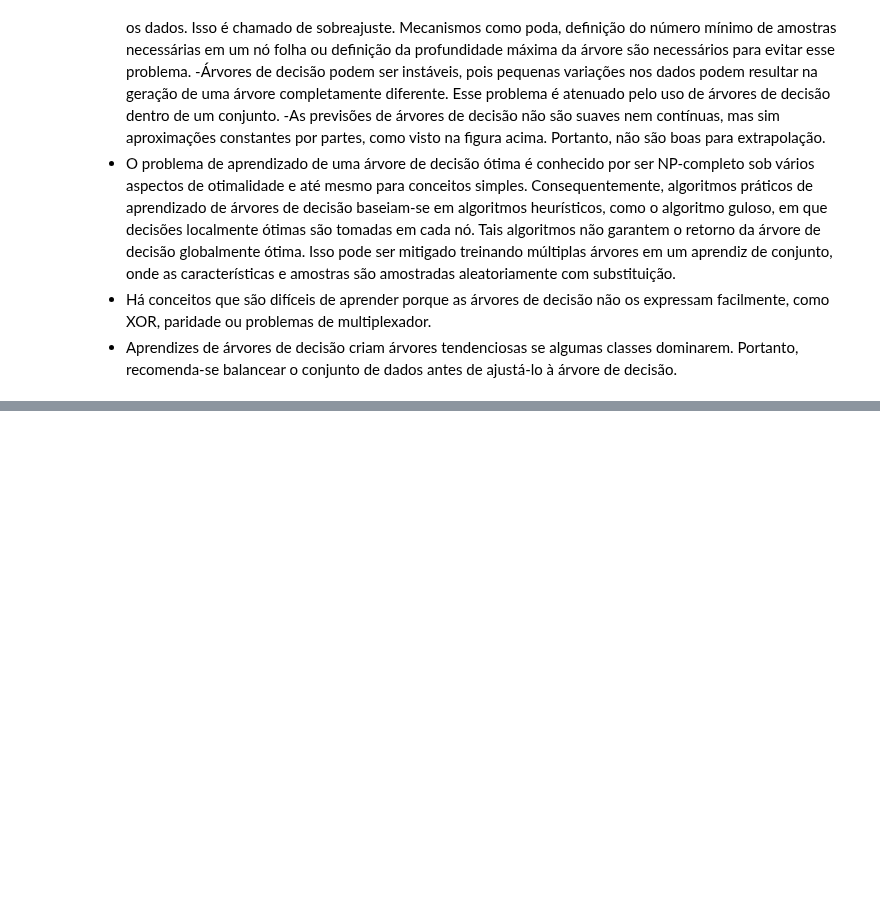
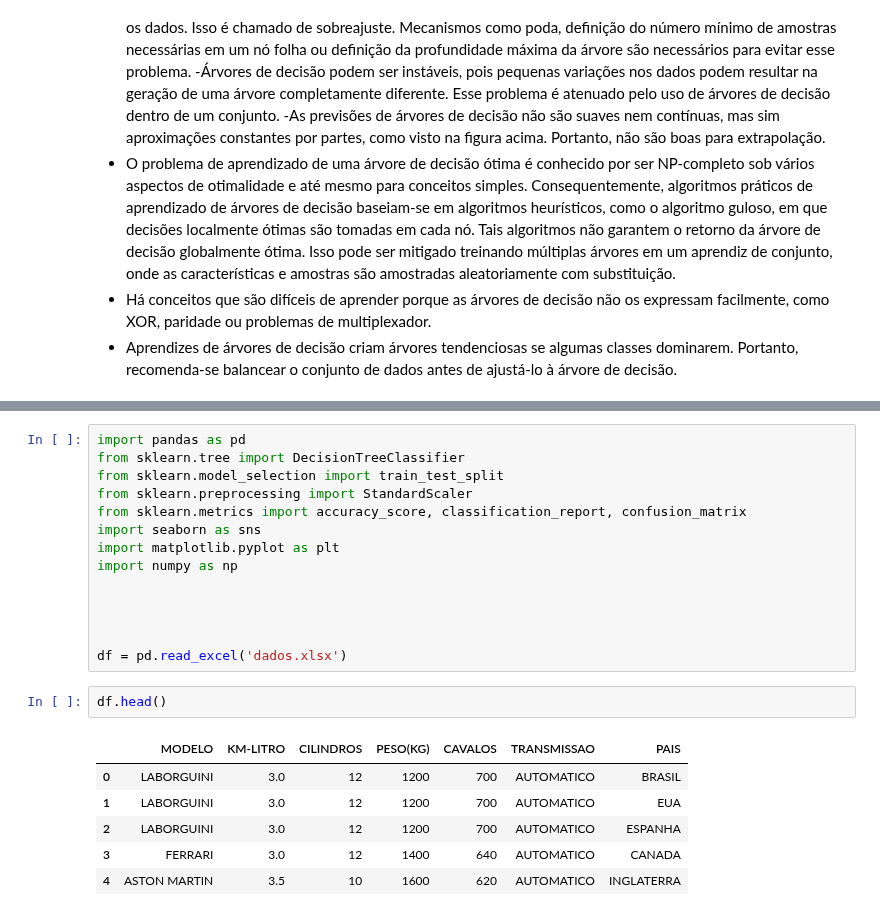
Before and after one commit to jesieldossantos/Curso-IA, a Jupyter notebook: Atividades/arvore de descisao.ipynb, the cells around one changed output, grey strips where cells are left out. Cells and saved outputs as stored; diff of their text form; blank space fills up the shorter version.

```diff
--- a/Atividades/arvore de descisao.ipynb
+++ b/Atividades/arvore de descisao.ipynb
@@ -31,0 +39,23 @@
+# %%
+import pandas as pd
+from sklearn.tree import DecisionTreeClassifier
+from sklearn.model_selection import train_test_split
+from sklearn.preprocessing import StandardScaler
+from sklearn.metrics import accuracy_score, classification_report, confusion_matrix
+import seaborn as sns
+import matplotlib.pyplot as plt
+import numpy as np
+
+
+
+
+df = pd.read_excel('dados.xlsx')
+# %%
+df.head()
+# %% [output]
+|  | MODELO | KM-LITRO | CILINDROS | PESO(KG) | CAVALOS | TRANSMISSAO | PAIS |
+| 0 | LABORGUINI | 3.0 | 12 | 1200 | 700 | AUTOMATICO | BRASIL |
+| 1 | LABORGUINI | 3.0 | 12 | 1200 | 700 | AUTOMATICO | EUA |
+| 2 | LABORGUINI | 3.0 | 12 | 1200 | 700 | AUTOMATICO | ESPANHA |
+| 3 | FERRARI | 3.0 | 12 | 1400 | 640 | AUTOMATICO | CANADA |
+| 4 | ASTON MARTIN | 3.5 | 10 | 1600 | 620 | AUTOMATICO | INGLATERRA |
```
Also changed, not shown: parts of 20 cells of this notebook, 5 other files.
